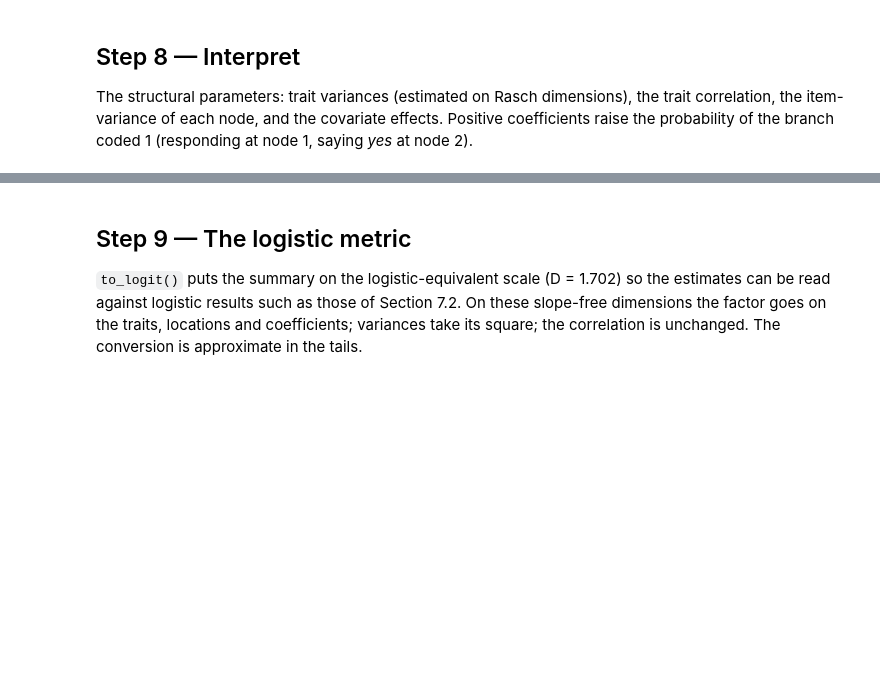
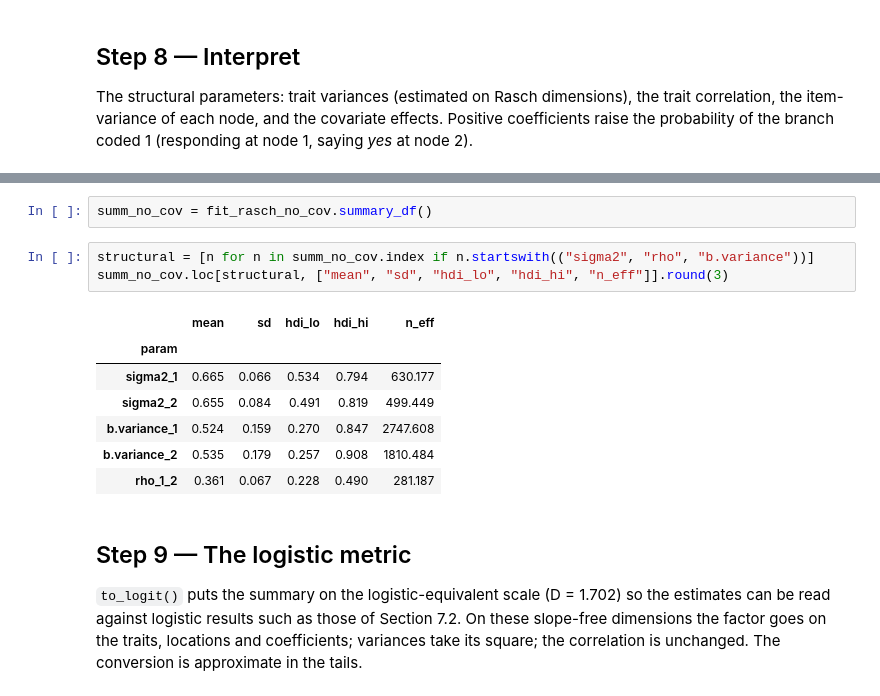
Before and after one commit to Juste-mehou/irtree-0.4.0, a Jupyter notebook: replication/verbagg/61_verbagg_workflow.ipynb, the cells around one changed output, grey strips where cells are left out. Cells and saved outputs as stored; diff of their text form; blank space fills up the shorter version.

```diff
--- a/replication/verbagg/61_verbagg_workflow.ipynb
+++ b/replication/verbagg/61_verbagg_workflow.ipynb
@@ -316,3 +346,16 @@ summ.loc[structural, ["mean", "sd", "hdi_lo", "hdi_hi", "n_eff"]].round(3)
+# %%
+summ_no_cov = fit_rasch_no_cov.summary_df()
+# %%
+structural = [n for n in summ_no_cov.index if n.startswith(("sigma2", "rho", "b.variance"))]
+summ_no_cov.loc[structural, ["mean", "sd", "hdi_lo", "hdi_hi", "n_eff"]].round(3)
+# %% [output]
+|  | mean | sd | hdi_lo | hdi_hi | n_eff |
+| param |  |  |  |  |  |
+| sigma2_1 | 0.665 | 0.066 | 0.534 | 0.794 | 630.177 |
+| sigma2_2 | 0.655 | 0.084 | 0.491 | 0.819 | 499.449 |
+| b.variance_1 | 0.524 | 0.159 | 0.270 | 0.847 | 2747.608 |
+| b.variance_2 | 0.535 | 0.179 | 0.257 | 0.908 | 1810.484 |
+| rho_1_2 | 0.361 | 0.067 | 0.228 | 0.490 | 281.187 |
 # %% [markdown]
 ## Step 9 — The logistic metric
 `to_logit()` puts the summary on the logistic-equivalent scale (D = 1.702) so the estimates can be read against logistic results such as those of Section 7.2. On these slope-free dimensions the factor goes on the traits, locations and coefficients; variances take its square; the correlation is unchanged. The conversion is approximate in the tails.
```
Also changed, not shown: parts of 18 cells of this notebook.
